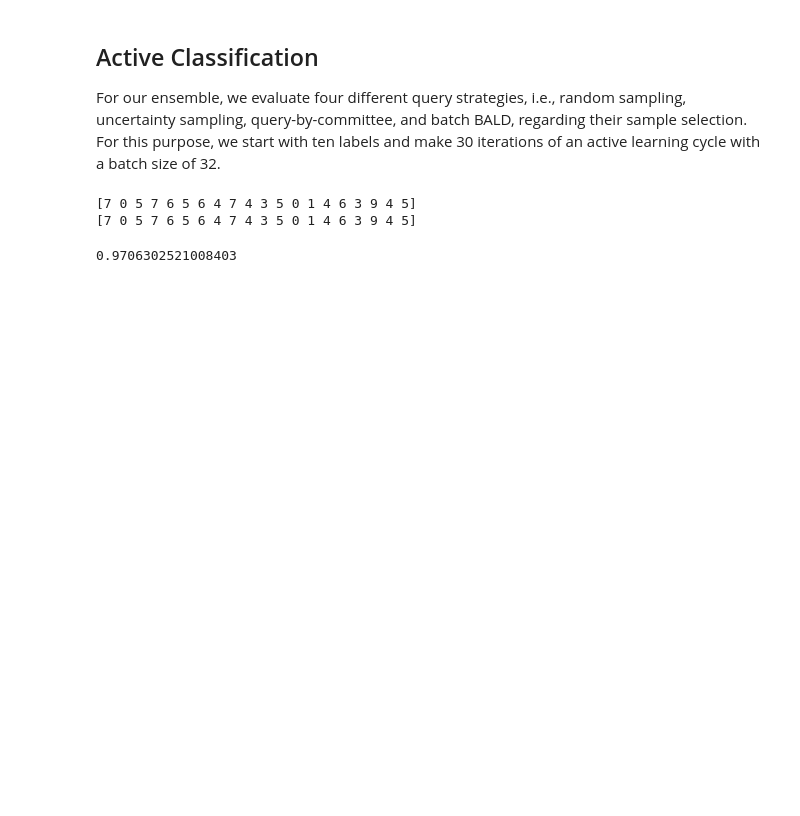
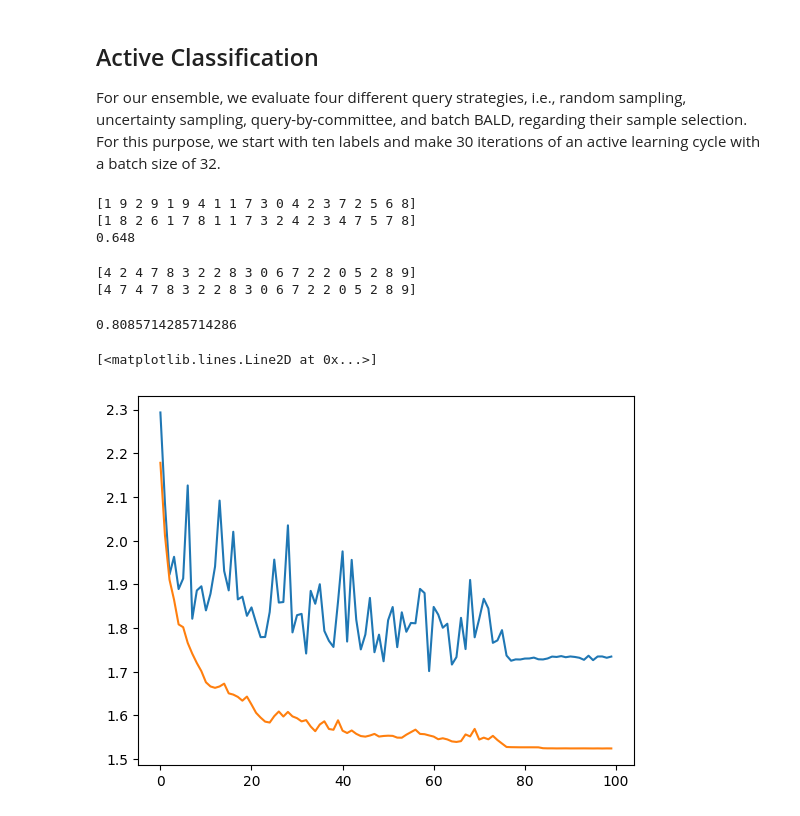
Before and after one commit to Cheng-JY/BachelorProjekt, a Jupyter notebook: scikit_learn/SkorchClassifier/06_deep_pool_al_with_skorch_wrapper_music.ipynb, the cells around one changed output. Drawn from its saved outputs; the diff is of its cells as text; code cells hidden in the pictures; blank space fills up the shorter version.

```diff
--- a/scikit_learn/SkorchClassifier/06_deep_pool_al_with_skorch_wrapper_music.ipynb
+++ b/scikit_learn/SkorchClassifier/06_deep_pool_al_with_skorch_wrapper_music.ipynb
@@ -212,22 +156,22 @@ class SkorchClassifier(NeuralNet, SkactivemlClassifier):
 
     def predict(self, X):
         return SkactivemlClassifier.predict(self, X)
+# %%
+valid_ds = Dataset(X_valid, y_valid)
 # %%
 net = SkorchClassifier(
         ClassifierModule,
-        classes=classes,
+        classes=dataset_classes,
         missing_label=MISSING_LABEL,
         cost_matrix=None,
         random_state=1,
-        criterion=nn.NLLLoss,
-        train_split=None,
+        criterion=nn.CrossEntropyLoss(),
+        train_split=predefined_split(valid_ds),
         max_epochs=100,
         batch_size=16,
         lr=0.01,
         verbose=False,
-        optimizer=torch.optim.SGD,
-        optimizer__momentum=0.9,
-        optimizer__weight_decay=3e-3,
+        optimizer=torch.optim.AdamW,
         device=device,
     )
 # %%
@@ -249,25 +192,42 @@ ensemble_init = net
 ## Active Classification
 For our ensemble, we evaluate four different query strategies, i.e., random sampling, uncertainty sampling, query-by-committee, and batch BALD, regarding their sample selection. For this purpose, we start with ten labels and make 30 iterations of an active learning cycle with a batch size of 32.
 # %%
-l = int(0.2*len(y_train))
+l = int(0.6*len(y_train_true))
 # %%
 # Define setup.
 torch.manual_seed(RANDOM_STATE)
-torch.cuda.manual_seed(RANDOM_STATE)
 
 # Create array of missing labels as initial labels.
-y = np.full_like(y_train, fill_value=MISSING_LABEL, dtype=np.int64)
-y[:l] = y_train[:l]
+y = np.full_like(y_train_true, fill_value=MISSING_LABEL, dtype=np.int64)
+y[:l] = y_train_true[:l]
 X = X_train
 net.fit(X,y)
 
 y_pred = net.predict(X_test)
-print(y_pred[20:40])
-print(y_test[20:40])
+print(y_pred[:20])
+print(y_test_true[:20])
+
+print(accuracy_score(y_pred, y_test_true))
+# should be 0.785 from MaDL
 # %% [output]
-[7 0 5 7 6 5 6 4 7 4 3 5 0 1 4 6 3 9 4 5]
-[7 0 5 7 6 5 6 4 7 4 3 5 0 1 4 6 3 9 4 5]
+[1 9 2 9 1 9 4 1 1 7 3 0 4 2 3 7 2 5 6 8]
+[1 8 2 6 1 7 8 1 1 7 3 2 4 2 3 4 7 5 7 8]
+0.648
-# %%
-accuracy_score(y_pred, y_test)
-# %% [output]
-0.9706302521008403
+# %%
+y_train_pred = net.predict(X_train)
+print(y_train_pred[:20])
+print(y_train_true[:20])
+accuracy_score(y_train_true, y_train_pred)
+# %% [output]
+[4 2 4 7 8 3 2 2 8 3 0 6 7 2 2 0 5 2 8 9]
+[4 7 4 7 8 3 2 2 8 3 0 6 7 2 2 0 5 2 8 9]
+0.8085714285714286
+# %%
+history = net.history
+train_loss = history[:, 'train_loss']
+valid_loss = history[:, 'valid_loss']
+plt.plot(valid_loss)
+plt.plot(train_loss)
+# %% [output]
+[<matplotlib.lines.Line2D at 0x...>]
+[figure, added]
```
Also changed, not shown: parts of 15 cells of this notebook, 1 other file.
